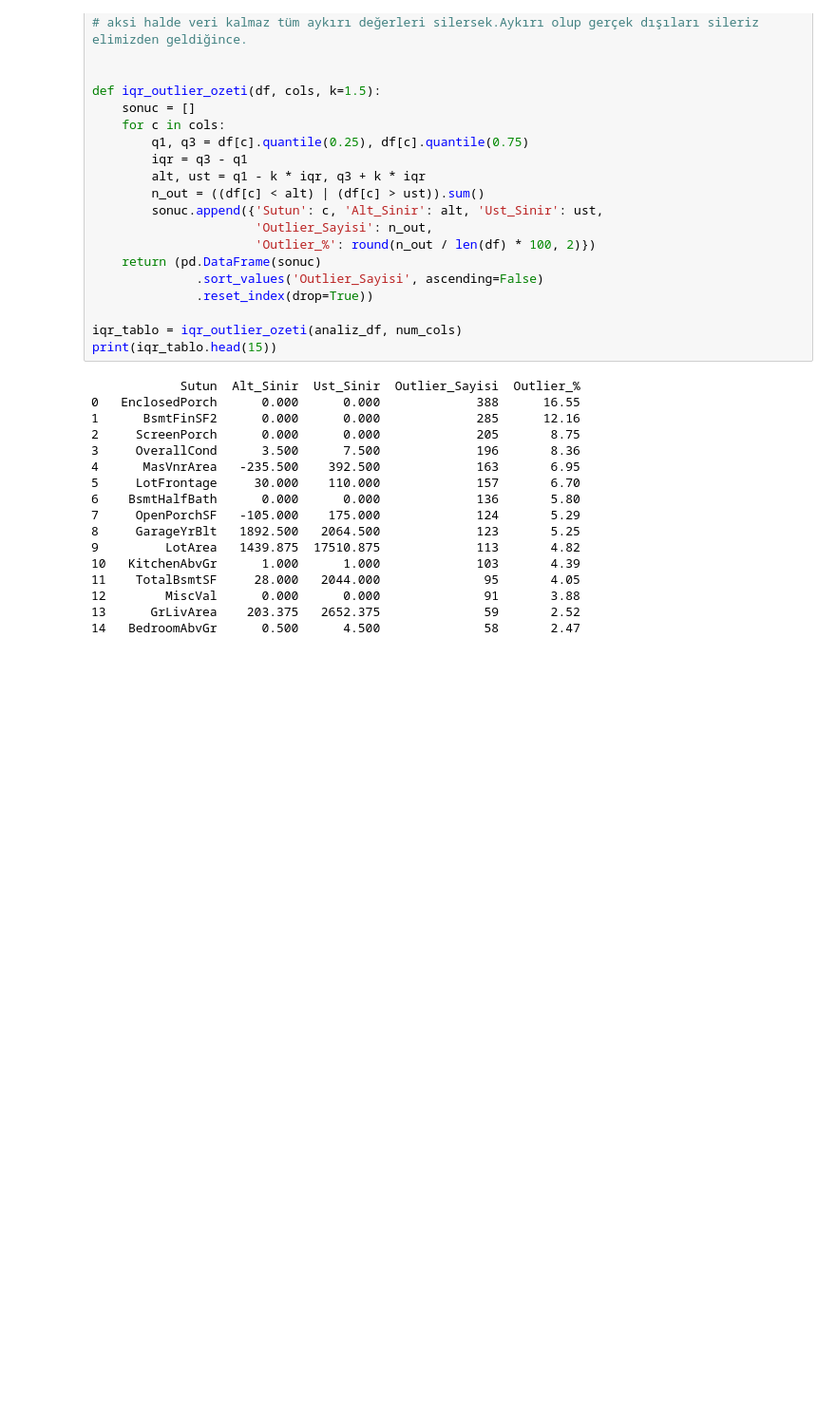
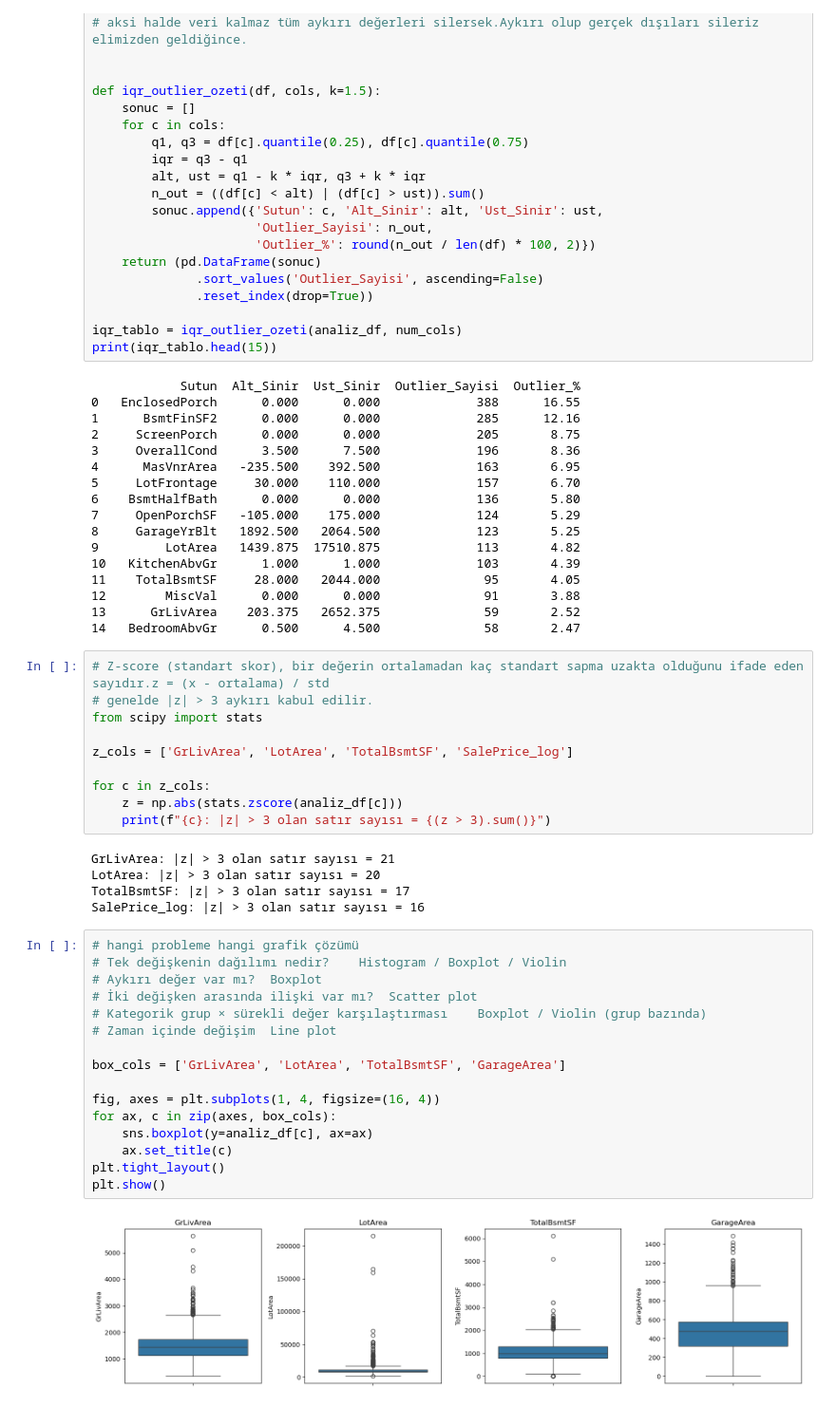
Before and after one commit to enesacarq/ames-housing-price-prediction, a Jupyter notebook: ames_house_price_analysis.ipynb, the cells around one changed output. Shown at 95% size. Drawn from its saved outputs; the diff is of its cells as text; blank space fills up the shorter version.

```diff
--- a/ames_house_price_analysis.ipynb
+++ b/ames_house_price_analysis.ipynb
@@ -810,3 +814,36 @@ print(iqr_tablo.head(15))
 12        MiscVal      0.000      0.000              91       3.88
 13      GrLivArea    203.375   2652.375              59       2.52
 14   BedroomAbvGr      0.500      4.500              58       2.47
+# %%
+# Z-score (standart skor), bir değerin ortalamadan kaç standart sapma uzakta olduğunu ifade eden sayıdır.z = (x - ortalama) / std
+# genelde |z| > 3 aykırı kabul edilir.
+from scipy import stats
+
+z_cols = ['GrLivArea', 'LotArea', 'TotalBsmtSF', 'SalePrice_log']
+
+for c in z_cols:
+    z = np.abs(stats.zscore(analiz_df[c]))
+    print(f"{c}: |z| > 3 olan satır sayısı = {(z > 3).sum()}")
+# %% [output]
+GrLivArea: |z| > 3 olan satır sayısı = 21
+LotArea: |z| > 3 olan satır sayısı = 20
+TotalBsmtSF: |z| > 3 olan satır sayısı = 17
+SalePrice_log: |z| > 3 olan satır sayısı = 16
+# %%
+# hangi probleme hangi grafik çözümü
+# Tek değişkenin dağılımı nedir?	Histogram / Boxplot / Violin
+# Aykırı değer var mı?	Boxplot
+# İki değişken arasında ilişki var mı?	Scatter plot
+# Kategorik grup × sürekli değer karşılaştırması	Boxplot / Violin (grup bazında)
+# Zaman içinde değişim	Line plot
+
+box_cols = ['GrLivArea', 'LotArea', 'TotalBsmtSF', 'GarageArea']
+
+fig, axes = plt.subplots(1, 4, figsize=(16, 4))
+for ax, c in zip(axes, box_cols):
+    sns.boxplot(y=analiz_df[c], ax=ax)
+    ax.set_title(c)
+plt.tight_layout()
+plt.show()
+# %% [output]
+[figure, added]
```
Also changed, not shown: parts of 4 cells of this notebook.
